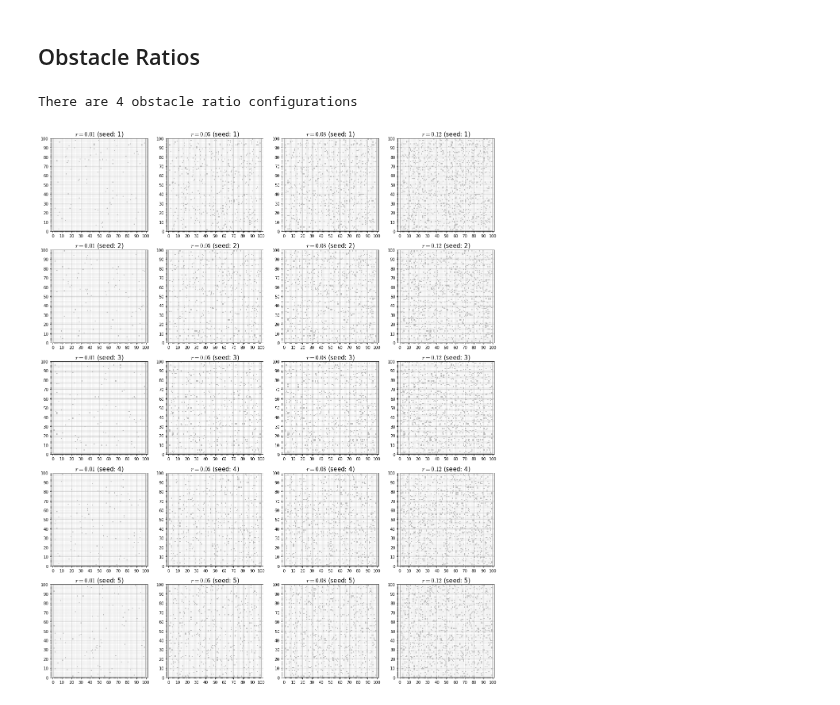
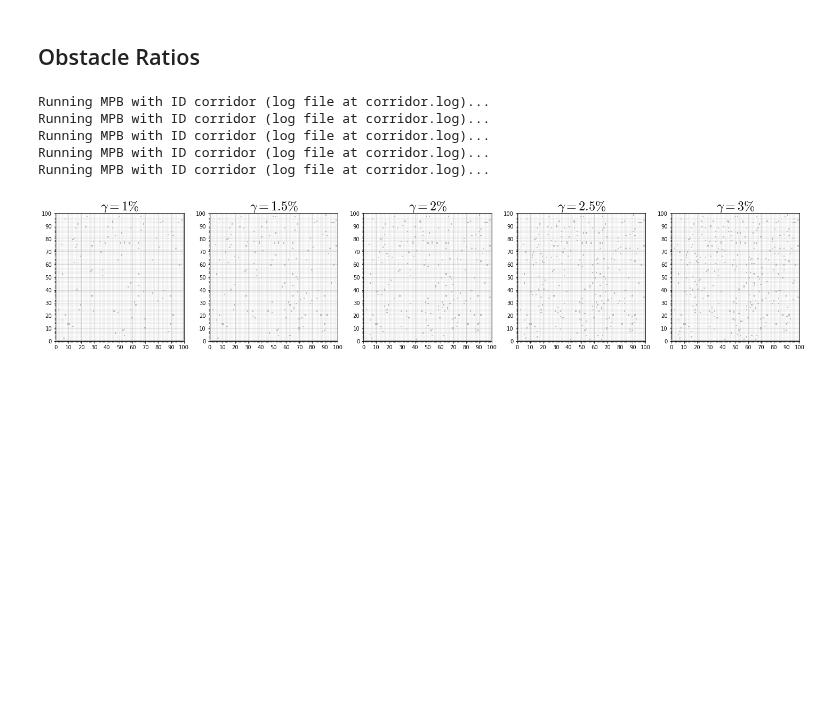
Before and after one commit to robot-motion/bench-mr, a Jupyter notebook: plotting/Corridors.ipynb, the cells around one changed output. Cells and saved outputs as stored; diff of their text form; code cells hidden in the pictures; blank space fills up the shorter version.

```diff
--- a/plotting/Corridors.ipynb
+++ b/plotting/Corridors.ipynb
@@ -30,17 +39,24 @@ There are 6 radius configurations
 # %% [markdown]
 ## Obstacle Ratios
-# %%
-data = json.load(open('../bin/log/obstacle_ratios.json', 'r'))
-seeds = 5  # how many seeds where generated per corridor radius
-ratios = len(data["runs"]) // seeds
-print('There are %i obstacle ratio configurations' % ratios)
-plt.figure(figsize=(ratios * 5, seeds * 5))
-for i, run in enumerate(data["runs"]):
-    plt.subplot(seeds, ratios, i+1)
-    plot_env(run["environment"], draw_start_goal_thetas=False, draw_start_goal=False, set_title=False)
-    plt.title("$r = %.2f$ (seed: %i)" % (run["settings"]["env"]["grid"]["random"]["obstacle_ratio"], run["settings"]["env"]["grid"]["seed"]), fontsize=15)
-plt.savefig("obstacle_ratios.pdf", bbox_inches='tight')
-plt.savefig("obstacle_ratios.png", bbox_inches='tight')
-# %% [output]
-There are 4 obstacle ratio configurations
-[figure, removed]
+# %%
+parameters = [0.01, 0.015, 0.02, 0.025, 0.03]
+plt.figure(figsize=(len(parameters) * 5, 5))
+for i, parameter in enumerate(parameters):
+    plt.subplot(1, len(parameters), i+1)
+    m = MPB()
+    m.set_random_grid_env(100, 100, obstacle_ratio=parameter)
+    m.set_planners(['informed_rrt_star'])
+    m["max_planning_time"] = 1
+    m.run(id="corridor", show_progress_bar=False, runs=1)
+    run = json.load(open(m.results_filename, "r"))["runs"][0]
+    plot_env(run["environment"], draw_start_goal_thetas=False, draw_start_goal=False, set_title=False)
+    plt.title("$\gamma = %g \%%$" % (parameter * 100), fontsize=24)
+plt.savefig("obstacle_ratios.pdf", bbox_inches='tight')
+# plt.savefig("obstacle_ratios.png", bbox_inches='tight')
+# %% [output]
+Running MPB with ID corridor (log file at corridor.log)...
+Running MPB with ID corridor (log file at corridor.log)...
+Running MPB with ID corridor (log file at corridor.log)...
+Running MPB with ID corridor (log file at corridor.log)...
+Running MPB with ID corridor (log file at corridor.log)...
+[figure, added]
```
Also changed, not shown: parts of 3 cells of this notebook.
